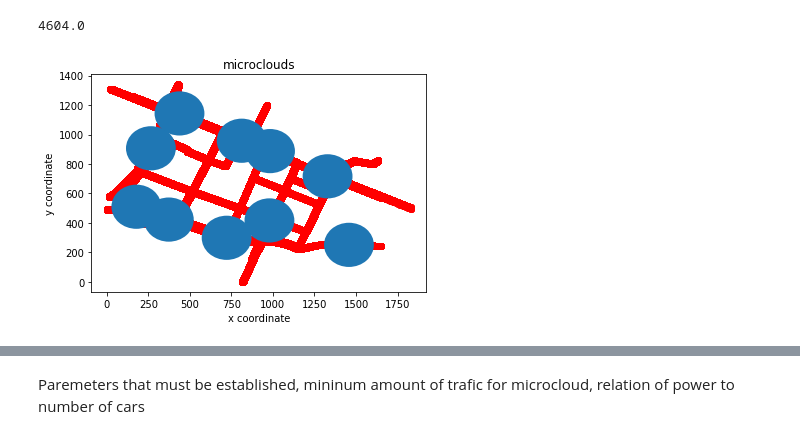
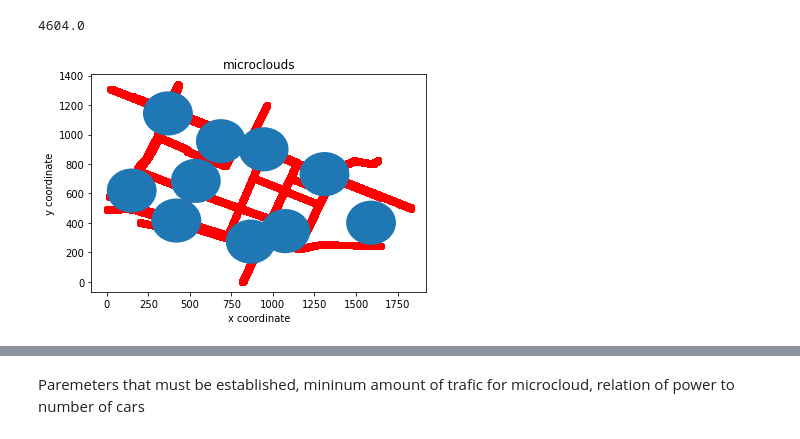
Before and after one commit to JuanMantica123/vanet_simulator, a Jupyter notebook: Virtual Servers.ipynb, the cells around one changed output, grey strips where cells are left out. Saved outputs shown, nothing was run; the diff lists cells and outputs as text; code cells hidden in the pictures.

```diff
--- a/Virtual Servers.ipynb
+++ b/Virtual Servers.ipynb
@@ -41,5 +49,5 @@ microcloud_coords =vp.create_coords(coordinates,MICROCLOUD_RANGE,NUM_MICROCLOUDS
 # %%
 coords_x,coords_y = pasubio_sumo['vehicle_x'],pasubio_sumo['vehicle_y']
-vp.plot_microclouds(microcloud_coords,MICROCLOUD_RANGE,coords_x,coords_y)
+vp.plot_microclouds(centers,MICROCLOUD_RANGE,coords_x,coords_y)
 # %% [output]
-[figure, old version]
+[figure, new version]
```
Also changed, not shown: parts of 14 cells of this notebook, 2 other files.
